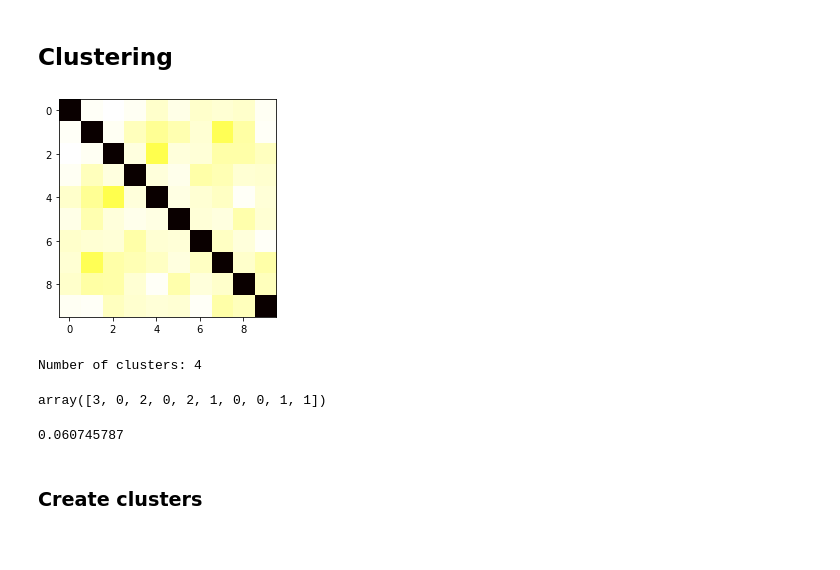
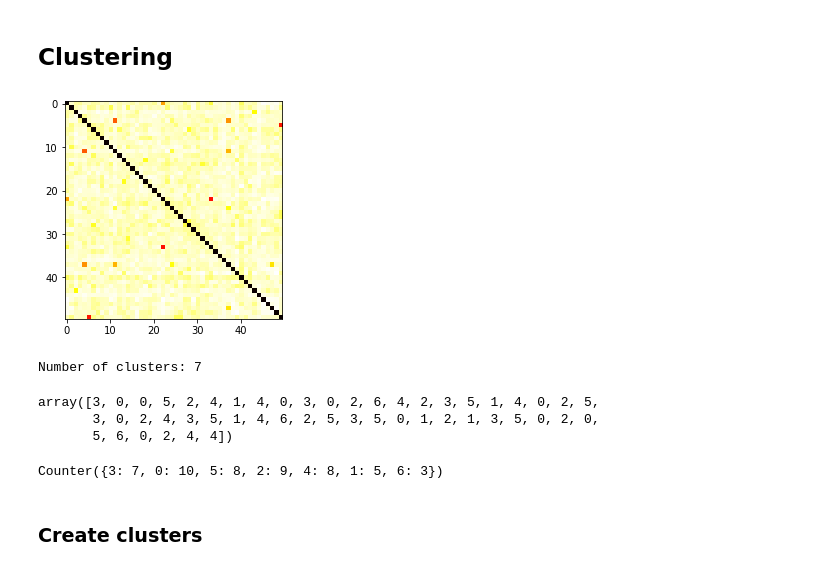
Before and after one commit to zhvnibek/news2image, a Jupyter notebook: src/notebooks/clustering subspaces.ipynb, the cells around one changed output. Cells and saved outputs as stored; diff of their text form; code cells hidden in the pictures.

Commit message:
clustering

```diff
--- a/src/notebooks/clustering subspaces.ipynb
+++ b/src/notebooks/clustering subspaces.ipynb
@@ -87,40 +127,49 @@ plt.show()
 # %%
-subs = sample_subspaces(count=10)
-dm = condensed_dist(subs)
-s_dm = squareform(dm)
-plt.imshow(s_dm, cmap='hot', interpolation='nearest')
-plt.show()
+def pdist_heatmap(subspaces):
+    dm = condensed_dist(subspaces)
+    s_dm = squareform(dm)
+    plt.imshow(s_dm, cmap='hot', interpolation='nearest')
+    plt.show()
-# %% [output]
-[figure, removed]
 # %%
-n_clusters = 4
-affinity = 'precomputed'
-lnkg = 'complete' # single or complete
-compute_full_tree = 'auto'
-if n_clusters is not None:
-    distance_threshold = None
-else:
-    distance_threshold = 0.85
-ac = AgglomerativeClustering(n_clusters=n_clusters,
-                             affinity=affinity,
-                             linkage=lnkg,
-                             compute_full_tree=compute_full_tree,
-                             distance_threshold=distance_threshold)
-ac.fit(s_dm)
-print(f'Number of clusters: {ac.n_clusters_}')
+def get_labels(subspaces) -> list:
+    dm = condensed_dist(subs)
+    s_dm = squareform(dm)
+
+    n_clusters = int(np.sqrt(len(subspaces)))
+    affinity = 'precomputed'
+    lnkg = 'complete' # single or complete
+    compute_full_tree = 'auto'
+    if n_clusters is not None:
+        distance_threshold = None
+    else:
+        distance_threshold = 0.85
+    ac = AgglomerativeClustering(n_clusters=n_clusters,
+                                 affinity=affinity,
+                                 linkage=lnkg,
+                                 compute_full_tree=compute_full_tree,
+                                 distance_threshold=distance_threshold)
+    ac.fit(s_dm)
+    print(f'Number of clusters: {ac.n_clusters_}')
+    return ac.labels_
-# %% [output]
-Number of clusters: 4
-# %%
-labels = ac.labels_
-labels
-# %% [output]
-array([3, 0, 2, 0, 2, 1, 0, 0, 1, 1])
-# %%
-i = 4
-j = -1
-subspaces_similarity(subs[i], subs[j])
-# %% [output]
-0.060745787
+# %%
+count = 50
+ids, subs = sample_subspaces(count=count)
+pdist_heatmap(subspaces=subs)
+# %% [output]
+[figure, added]
+# %%
+labels = get_labels(subspaces=subs)
+labels
+# %% [output]
+Number of clusters: 7
+array([3, 0, 0, 5, 2, 4, 1, 4, 0, 3, 0, 2, 6, 4, 2, 3, 5, 1, 4, 0, 2, 5,
+       3, 0, 2, 4, 3, 5, 1, 4, 6, 2, 5, 3, 5, 0, 1, 2, 1, 3, 5, 0, 2, 0,
+       5, 6, 0, 2, 4, 4])
+# %%
+from collections import Counter
+Counter(labels)
+# %% [output]
+Counter({3: 7, 0: 10, 5: 8, 2: 9, 4: 8, 1: 5, 6: 3})
 # %% [markdown]
 ### Create clusters
 # %%
```
Also changed, not shown: parts of 15 cells of this notebook, 2 other files.
